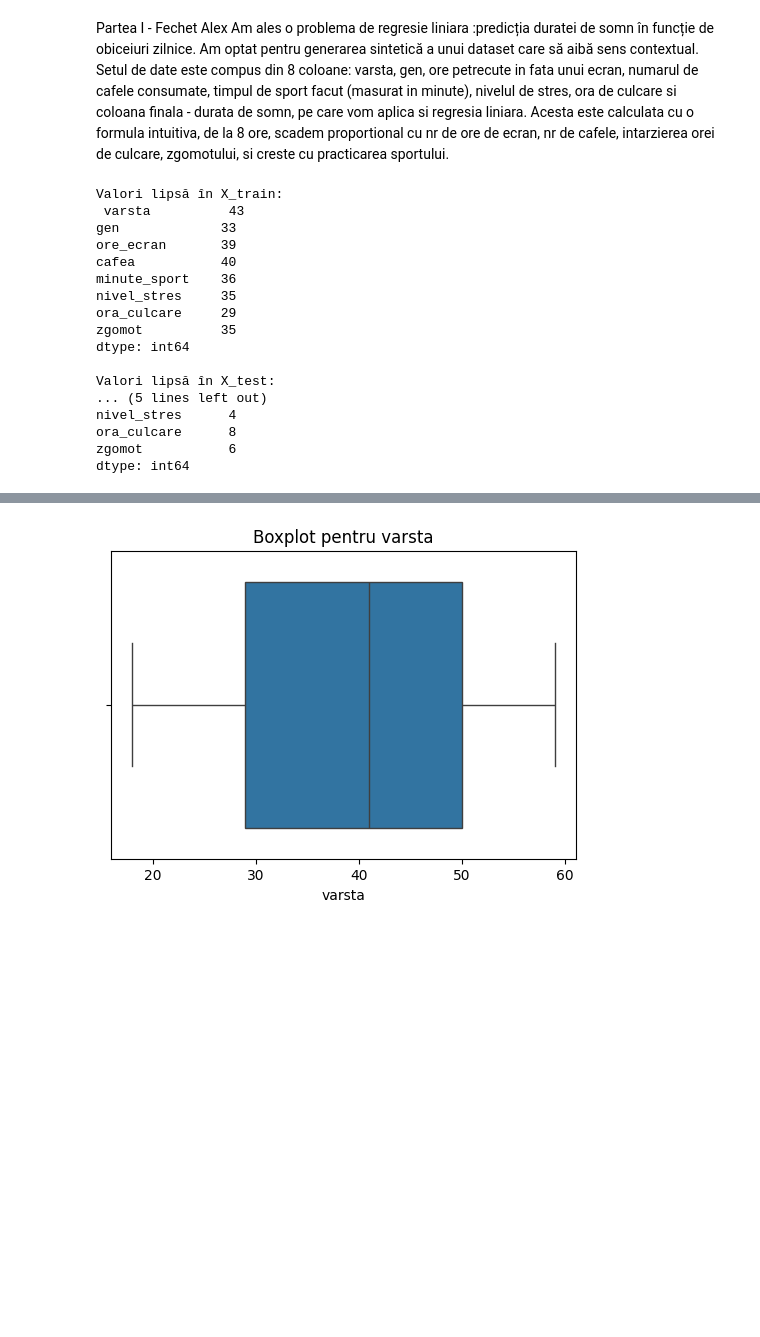
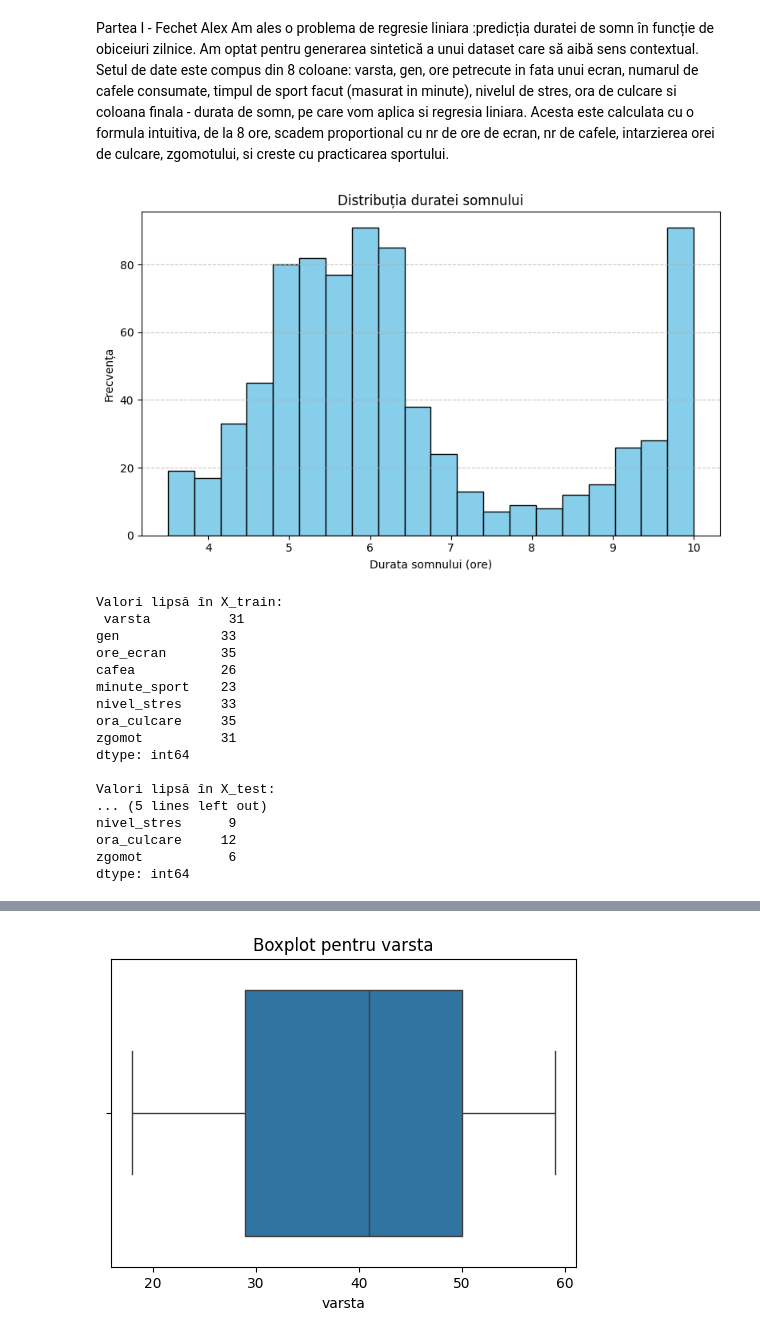
Before and after one commit to alexf05/pclp3, a Jupyter notebook: TEMA.ipynb, the cells around one changed output, grey strips where cells are left out. Saved outputs shown, nothing was run; the diff lists cells and outputs as text; code cells hidden in the pictures; blank space fills up the shorter version.

```diff
--- a/TEMA.ipynb
+++ b/TEMA.ipynb
@@ -27,11 +27,11 @@ ore_ecran = np.round(np.random.normal(5, 2, size=num_rows), 1)
 ore_ecran = np.clip(ore_ecran, 0, 12)
 
 cafea = np.random.poisson(1.5, size=num_rows)
-minute_sport = np.random.randint(0, 120, size=num_rows)
+minute_sport = np.random.normal(30, 10, size=num_rows)
 nivel_stres = np.random.choice(['scazut', 'mediu', 'ridicat'], size=num_rows, p=[0.3, 0.5, 0.2])
 
 ora_culcare = np.random.normal(23, 1.5, size=num_rows)  # ex: între 20–26 natural
-ora_culcare = np.clip(ora_culcare, 20, 26)              # limităm între 20 și 26
+ora_culcare = np.clip(ora_culcare, 20, 28)              # limităm între 20 și 26
 ora_culcare = np.where(ora_culcare >= 24, ora_culcare - 24, ora_culcare)
 ora_culcare = np.around(ora_culcare, 1)
 zgomot = np.random.random(size=num_rows) * 20 + 60 #intre 60-80
@@ -41,8 +41,10 @@ durata_somn = (
     8
     - 0.3 * ore_ecran
     - 0.4 * cafea
-    + 0.01 * (minute_sport < 60)
-    - 0.2 * (ora_culcare - 22)
+    # + 0.008 * minute_sport * (minute_sport < 60)
+    # + 0.25 * (minute_sport > 60)
+    - 0.2 * (((20 <= ora_culcare) & (ora_culcare <= 24)) * ora_culcare - 22)
+    - 0.5 * ora_culcare * ((4 >= ora_culcare) & (ora_culcare >= 0))
     - 0.5 * (zgomot > 70)
 )
 durata_somn = np.round(np.clip(durata_somn, 3.5, 10), 1)
@@ -51,34 +53,45 @@ durata_somn = np.round(np.clip(durata_somn, 3.5, 10), 1)
 df = pd.DataFrame({
     'varsta': varsta,
     'gen': gen,
     'ore_ecran': ore_ecran,
     'cafea': cafea,
     'minute_sport': minute_sport,
     'nivel_stres': nivel_stres,
     'ora_culcare': ora_culcare,
     'zgomot' : zgomot,
     'durata_somn': durata_somn
 })
 
+plt.figure(figsize=(8, 5))
+plt.hist(df["durata_somn"].dropna(), bins=20, edgecolor='black', color='skyblue')
+plt.title("Distribuția duratei somnului")
+plt.xlabel("Durata somnului (ore)")
+plt.ylabel("Frecvența")
+plt.grid(axis='y', linestyle='--', alpha=0.7)
+plt.tight_layout()
+plt.show()
+
 #stimulam lipsuri
 total_cells = df.shape[0] * df.shape[1]
 num_missing = int(total_cells * 0.05)
 
 for i in range(num_missing):
     row = np.random.randint(0, df.shape[0])  # rând random
-    col = np.random.randint(0, 8)
+    col = np.random.randint(0, 9)
 
     df.iat[row, col] = np.nan
 
 
 
 df.to_csv("full_dataset.csv", index=False)
 df_train, df_test = train_test_split(df, test_size=0.2, random_state=42)
 df_train.to_csv("train_dataset.csv", index=False)
 df_test.to_csv("test_dataset.csv", index=False)
 X = df.iloc[:, 0:8]
 y = df.iloc[:, 8]
 X_train, X_test, y_train, y_test = train_test_split(X, y, test_size=0.2, random_state=42)
+# %% [output]
+[figure, added]
 # %%
 print("Valori lipsă în X_train:\n", X_train.isnull().sum())
 print("\nValori lipsă în X_test:\n", X_test.isnull().sum())
@@ -91,20 +104,20 @@ X_train_filled = X_train.fillna(mean_values)
 X_test_filled = X_test.fillna(mean_values)
 # %% [output]
 Valori lipsă în X_train:
- varsta          43
+ varsta          31
 gen             33
-ore_ecran       39
-cafea           40
-minute_sport    36
-nivel_stres     35
-ora_culcare     29
-zgomot          35
+ore_ecran       35
+cafea           26
+minute_sport    23
+nivel_stres     33
+ora_culcare     35
+zgomot          31
 dtype: int64
 
 Valori lipsă în X_test:
 ... (5 lines left out)
-nivel_stres      4
-ora_culcare      8
+nivel_stres      9
+ora_culcare     12
 zgomot           6
 dtype: int64
 # %%
```
Also changed, not shown: parts of 3 cells of this notebook.
